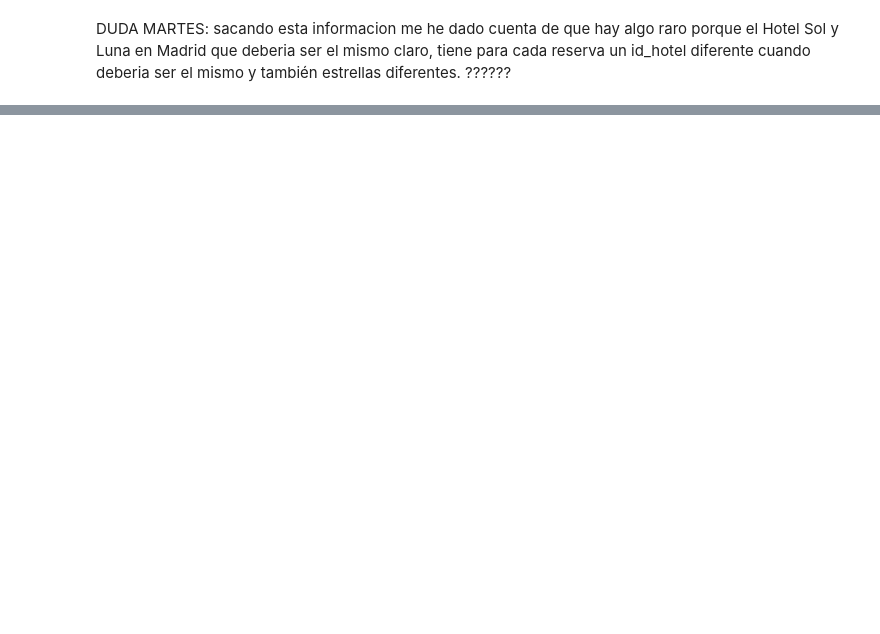
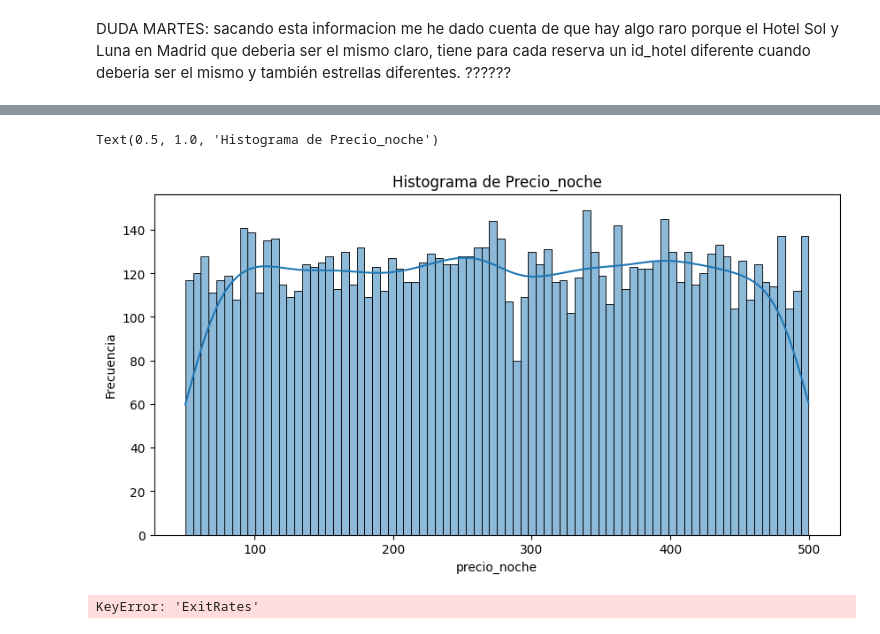
Before and after one commit to raquelscv/Proyecto-ETL, a Jupyter notebook: jupyters/pruebas.ipynb, the cells around one changed output, grey strips where cells are left out. Cells and saved outputs as stored; diff of their text form; code cells hidden in the pictures; blank space fills up the shorter version.

```diff
--- a/jupyters/pruebas.ipynb
+++ b/jupyters/pruebas.ipynb
@@ -144 +145,4 @@ Observamos como ahora ya si nos está sacando el recuento y el porcentaje de nul
+# %%
+# reemplaza los nulos de la columna ciudad por "Madrid"
+df["ciudad"] = df["ciudad"].fillna("Madrid")
 # %% [markdown]
@@ -159,3 +159,8 @@ DUDA MARTES: En este caso, se podrían tomar dos decisiones: eliminar las column
+# %%
+# rellena los valores nulos de las columnas inicio_estancia y final_estancia por la unica fecha existente en cada columna
+fechas_estancia = ["inicio_estancia", "final_estancia"]
+for col in fechas_estancia:
+    df[col] = df[col].fillna(df[col].dropna().unique()[0])
 # %% [markdown]
 Por último, la última columna que tiene nulos es el precio_noche. Hay nulos en esta columna para 52 reservas de hoteles propios, y el resto de nulos corresponden a todos los hoteles de la competencia, es decir, un dato igualmente a scrapear en el caso de los hoteles de la competencia. En el caso de los hoteles propios, hay que valorar como tratar estos 52 registros nulos.
 # %%
@@ -207,0 +226,12 @@ DUDA MARTES: sacando esta informacion me he dado cuenta de que hay algo raro por
+# %%
+# para ver la distribucion de los datos
+plt.figure(figsize=(10,5))
+sns.histplot(df["precio_noche"],
+             bins=80,
+             kde=True)
+plt.xlabel("precio_noche")
+plt.ylabel("Frecuencia")
+plt.title("Histograma de Precio_noche")
+# %% [output]
+Text(0.5, 1.0, 'Histograma de Precio_noche')
+[figure, added]
@@ -207,0 +251,14 @@ DUDA MARTES: sacando esta informacion me he dado cuenta de que hay algo raro por
+# %%
+# rango intercuartilico
+Q1 = df["ExitRates"].quantile(0.25)
+Q3 = df["ExitRates"].quantile(0.75)
+IQR = Q3 - Q1 # tamaño de la caja
+lower_bound = Q1 - 1.5 * IQR
+upper_bound = Q3 + 1.5 * IQR
+
+outliers = df[(df["ExitRates"] < lower_bound) | (df["ExitRates"] > upper_bound)]
+num_outliers = outliers.shape[0]
+percent_outliers = round(((num_outliers / df.shape[0])*100), 2)
+percent_outliers
+# %% [output]
+KeyError: 'ExitRates'
```
Also changed, not shown: parts of 13 cells of this notebook, 2 other files.
